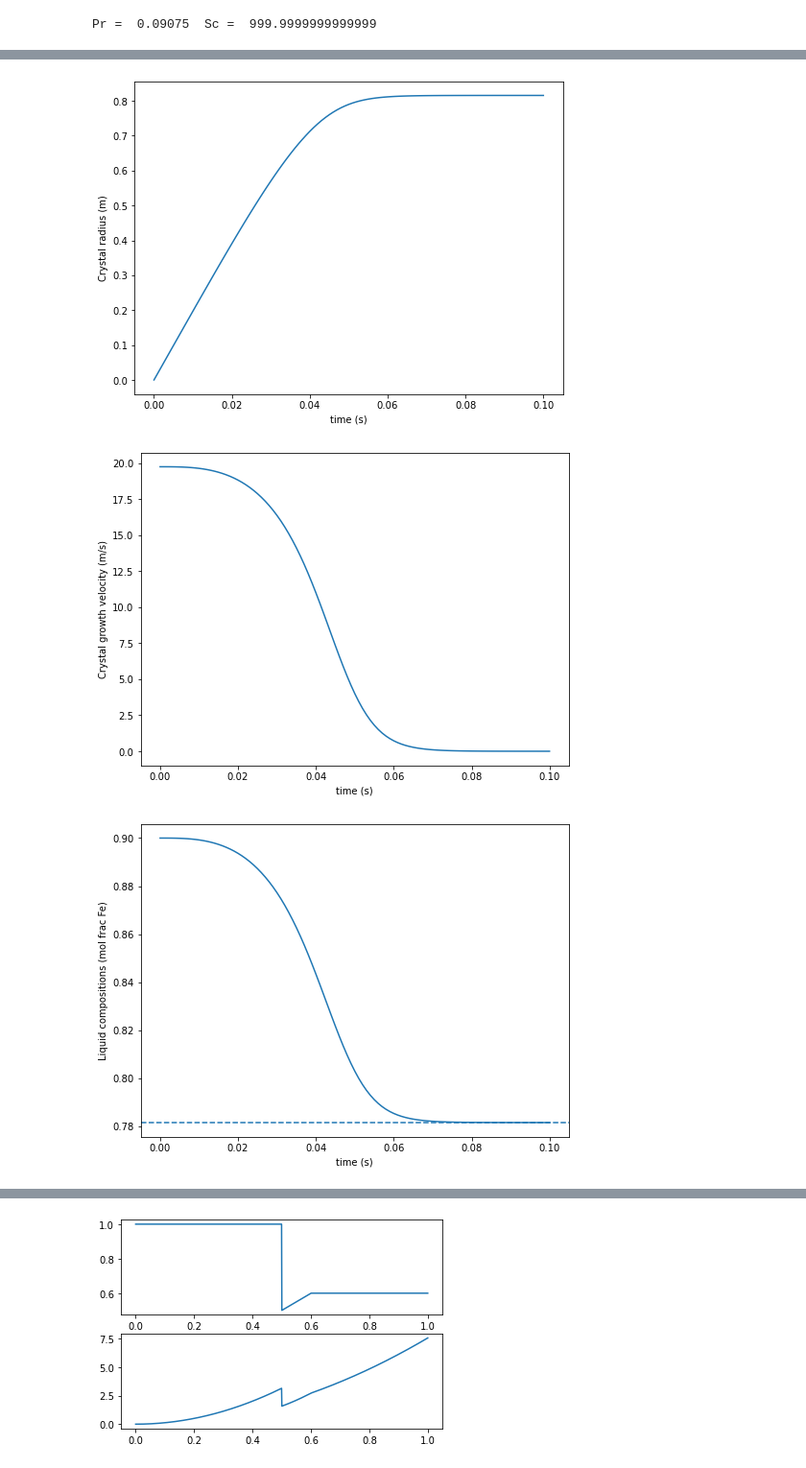
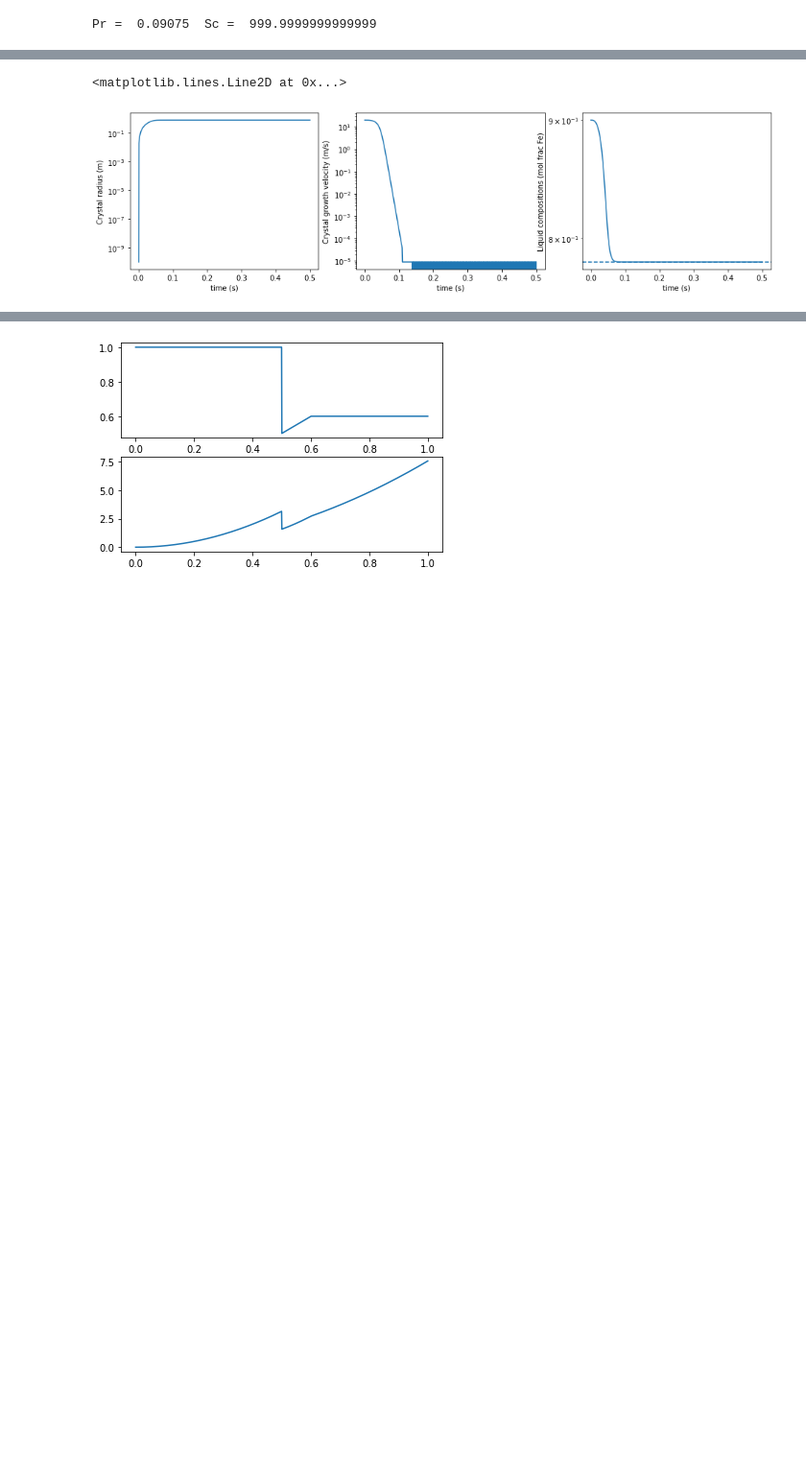
Before and after one commit to andreww/slurry, a Jupyter notebook: growth_with_boundary_layer.ipynb, the cells around one changed output, grey strips where cells are left out. Shown at 96% size. Saved outputs shown, nothing was run; the diff lists cells and outputs as text; code cells hidden in the pictures; blank space fills up the shorter version.

Commit message:
Minor clarifications on growth-BL notebook + proper indenting!

```diff
--- a/growth_with_boundary_layer.ipynb
+++ b/growth_with_boundary_layer.ipynb
@@ -71,6 +91,7 @@ $$ x(r) = \begin{cases}
 
 @numba.vectorize()
 def x_r_well_mixed (r, rp, xl):
+    """Implements eqn (1) above"""
     if r < rp:
         x = 1.0
     else:
@@ -79,9 +100,11 @@ def x_r_well_mixed (r, rp, xl):
 
 @numba.jit()
 def intergrand_well_mixed(r, rp, xl):
+    """Integrand of eqn 2 above"""
     return 4.0 * np.pi * r**2 * x_r_well_mixed(r, rp, xl)
 
 def total_composition_well_mixed(rp, xl, r_max):
+    """Integral on RHS of eqn (2)"""
     y, err, infodict = spi.quad(intergrand_well_mixed, 0.0, r_max, args=(rp, xl), full_output=1)
 
     return y
@@ -157,75 +187,68 @@ plt.show()
 # %%
 # Forward Euler solution for evolution in a well mixed fixed box...
 
-r0 = 1.0E-10 # initial radius, m
-t = 5000.0 # temperature, K
-p = 330.0 # GPa
-xi = 0.9 # Overall composition, mol frac Fe
-k0 = 150.0 # growth rate prefactor, m/s
-r_tot = 1.0 # initial box radius
-time_step = 0.001 # s
-total_time = 0.10 # s
+r0           = 1.0E-10 # initial radius, m
+t            = 5000.0  # temperature, K
+p            = 330.0   # GPa
+xi           = 0.9     # Overall composition, mol frac Fe
+k0           = 150.0   # growth rate prefactor, m/s
+r_tot        = 1.0     # initial box radius
+time_step    = 0.001   # s
+total_time   = 0.50    # s
 total_volume = (4.0/3.0) * np.pi * r_tot**3
 
 # For plotting only - what is equilibrium?
 x_lq_eq, _, _, _, _ = \
         feo_thermodynamics.phase_relations_molar(xi, p, t)
 
 
-rs = [] # List to store radii
-ts = [] # List to store times
-vs = [] # List of growth velocites
-x_ls = [] # List of liquid compositions
+rs     = [] # List to store radii
+ts     = [] # List to store times
+vs     = [] # List of growth velocites
+x_ls   = [] # List of liquid compositions
 errors = []
 
 time = 0.0
-rp = r0
-solid_volume = (4.0/3.0) * np.pi * r**3
-vf_solid = solid_volume / total_volume
+rp   = r0
 v, xl, error = well_mixed_growth_rate(rp, xi, rtot, t, p, k0)
 rs.append(rp)
 ts.append(time)
 vs.append(v)
 x_ls.append(xl)
 errors.append(error)
 
 while time < total_time:
     # grow particles
-    rp = rp + v*time_step
+    rp           = rp + v*time_step
     solid_volume = (4.0/3.0) * np.pi * r**3
-    vf_solid = solid_volume / total_volume
     v, xl, error = well_mixed_growth_rate(rp, xi, rtot, t, p, k0)
-    time = time + time_step
+    time         = time + time_step
     rs.append(rp)
     ts.append(time)
     vs.append(v)
     x_ls.append(xl)
     errors.append(error)
 
+fig, (ax1,ax2,ax3) = plt.subplots(1, 3, figsize=(16,4))
 
-fig, ax = plt.subplots(figsize=(8,6))
-ax.plot(ts, rs)
-ax.set_xlabel('time (s)')
-ax.set_ylabel('Crystal radius (m)')
-plt.show()
+ax1.set_yscale("log")
+ax1.plot(ts, rs)
+ax1.set_xlabel('time (s)')
+ax1.set_ylabel('Crystal radius (m)')
 
-fig, ax = plt.subplots(figsize=(8,6))
-ax.plot(ts, vs)
-ax.set_xlabel('time (s)')
-ax.set_ylabel('Crystal growth velocity (m/s)')
-plt.show()
+ax2.set_yscale("log")
+ax2.plot(ts, vs)
+ax2.set_xlabel('time (s)')
+ax2.set_ylabel('Crystal growth velocity (m/s)')
 
-
-fig, ax = plt.subplots(figsize=(8,6))
-ax.plot(ts, x_ls)
-ax.set_xlabel('time (s)')
-ax.set_ylabel('Liquid compositions (mol frac Fe)')
-ax.axhline(x_lq_eq, ls='--')
-plt.show()
+ax3.set_yscale("log")
+ax3.plot(ts, x_ls)
+ax3.set_xlabel('time (s)')
+ax3.set_ylabel('Liquid compositions (mol frac Fe)')
+ax3.axhline(x_lq_eq, ls='--')
 # %% [output]
+<matplotlib.lines.Line2D at 0x...>
-[figure, old version]
+[figure, new version]
-[figure, removed]
-[figure, removed]
 # %% [markdown]
 ## Boundary layer
 
```
Also changed, not shown: parts of 9 cells of this notebook.
